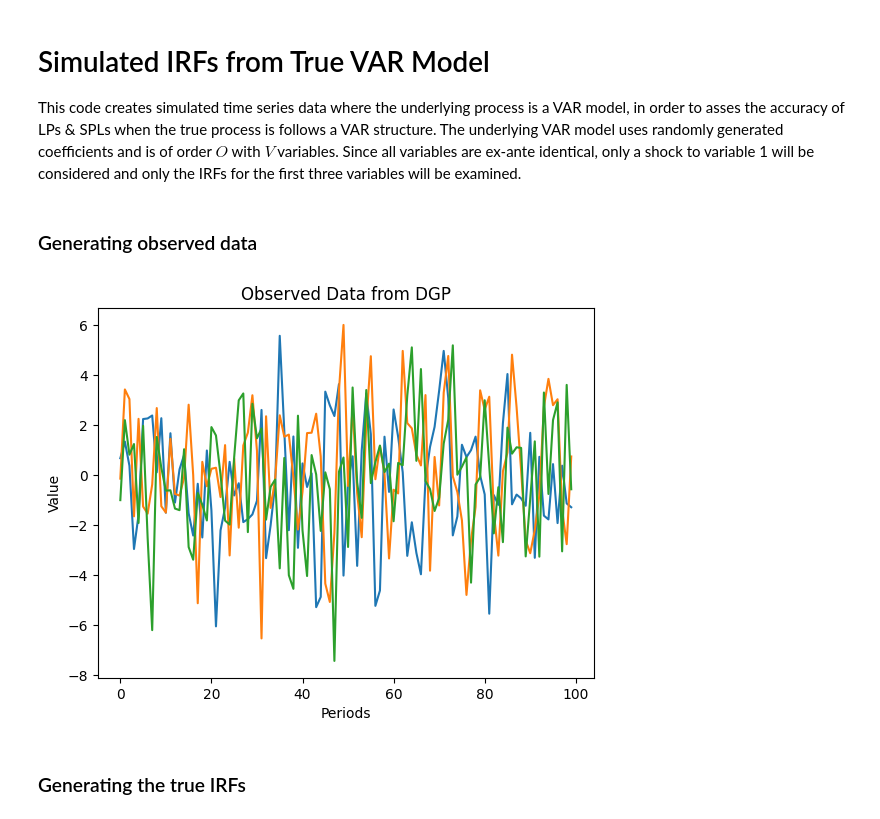
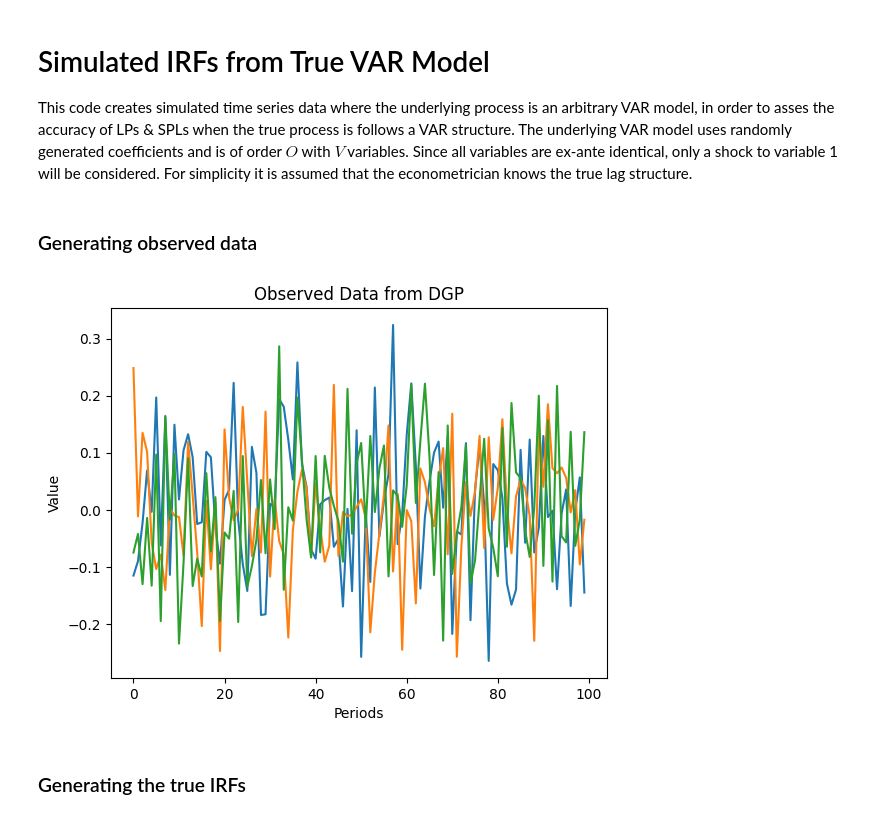
Before and after one commit to matt-dot-k/econ-622-project, a Jupyter notebook: example_notebooks/true_VAR.ipynb, the cells around one changed output. Drawn from its saved outputs; the diff is of its cells as text; code cells hidden in the pictures.

```diff
--- a/example_notebooks/true_VAR.ipynb
+++ b/example_notebooks/true_VAR.ipynb
@@ -1,7 +1,7 @@
 # %% [markdown]
 # Simulated IRFs from True VAR Model
 
-This code creates simulated time series data where the underlying process is a VAR model, in order to asses the accuracy of LPs & SPLs when the true process is follows a VAR structure. The underlying VAR model uses randomly generated coefficients and is of order $O$ with $V$ variables. Since all variables are ex-ante identical, only a shock to variable 1 will be considered and only the IRFs for the first three variables will be examined.
+This code creates simulated time series data where the underlying process is an arbitrary VAR model, in order to asses the accuracy of LPs & SPLs when the true process is follows a VAR structure. The underlying VAR model uses randomly generated coefficients and is of order $O$ with $V$ variables. Since all variables are ex-ante identical, only a shock to variable 1 will be considered. For simplicity it is assumed that the econometrician knows the true lag structure.
 # %%
 # append the path of the parent directory to import slp modules
 import sys
@@ -43,31 +43,31 @@ def plot_irf(data, title):
 # %%
 # simulate data from VAR process based on parameters and random coefficients
 def VAR_data(V, O, T):
-    A = np.random.uniform(low = -0.25, high = 0.25, size=(O, V, V)) # restricted to prevent explosive processes
-    I = np.ones((O, V)) # initial periods of data
+    A = np.random.uniform(low = -0.2, high = 0.2, size=(O, V, V)) # restricted to prevent explosive processes
+    I = 0.2 * np.ones((O, V)) # initial periods of data
 
     observed_data = np.zeros((T+O, V))
     for t in range(0, T+O):
         if t < O:
             observed_data[t] = I[t]
         else:
             for o in range(1, O+1):
-                observed_data[t] += A[o-1] @ observed_data[t-o, :] + np.random.normal(size = V) # VAR process
+                observed_data[t] += A[o-1] @ observed_data[t-o, :] + np.random.normal(scale = 0.05, size = V) # VAR process
     observed_data = pd.DataFrame(observed_data, columns=[f'var{i}' for i in range(1, V+1)])
 
     observed_data = observed_data.drop(index=range(O)) # drop initial periods of data
     return observed_data.reset_index(drop = True), A
 
 observed_data, A = VAR_data(V,O,T) # save the observed data and the matrices used to generate it (needed for true IRF)
 
 # plot observed time series
 plt.plot(observed_data)
 plt.title("Observed Data from DGP")
 plt.xlabel("Periods")
 plt.ylabel("Value")
 plt.show()
 # %% [output]
-[figure, old version]
+[figure, new version]
 # %% [markdown]
 ### Generating the true IRFs
 # %%
```
Also changed, not shown: parts of 12 cells of this notebook, 1 other file.
